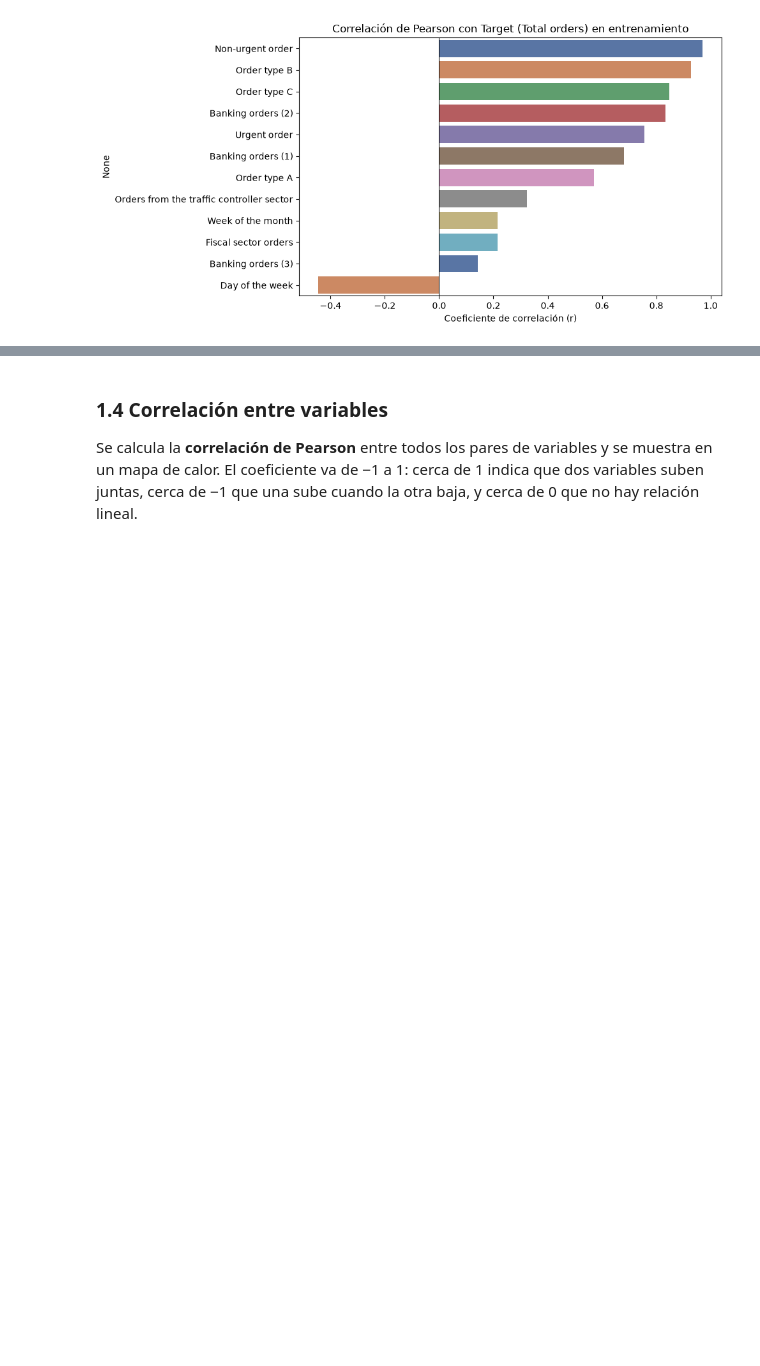
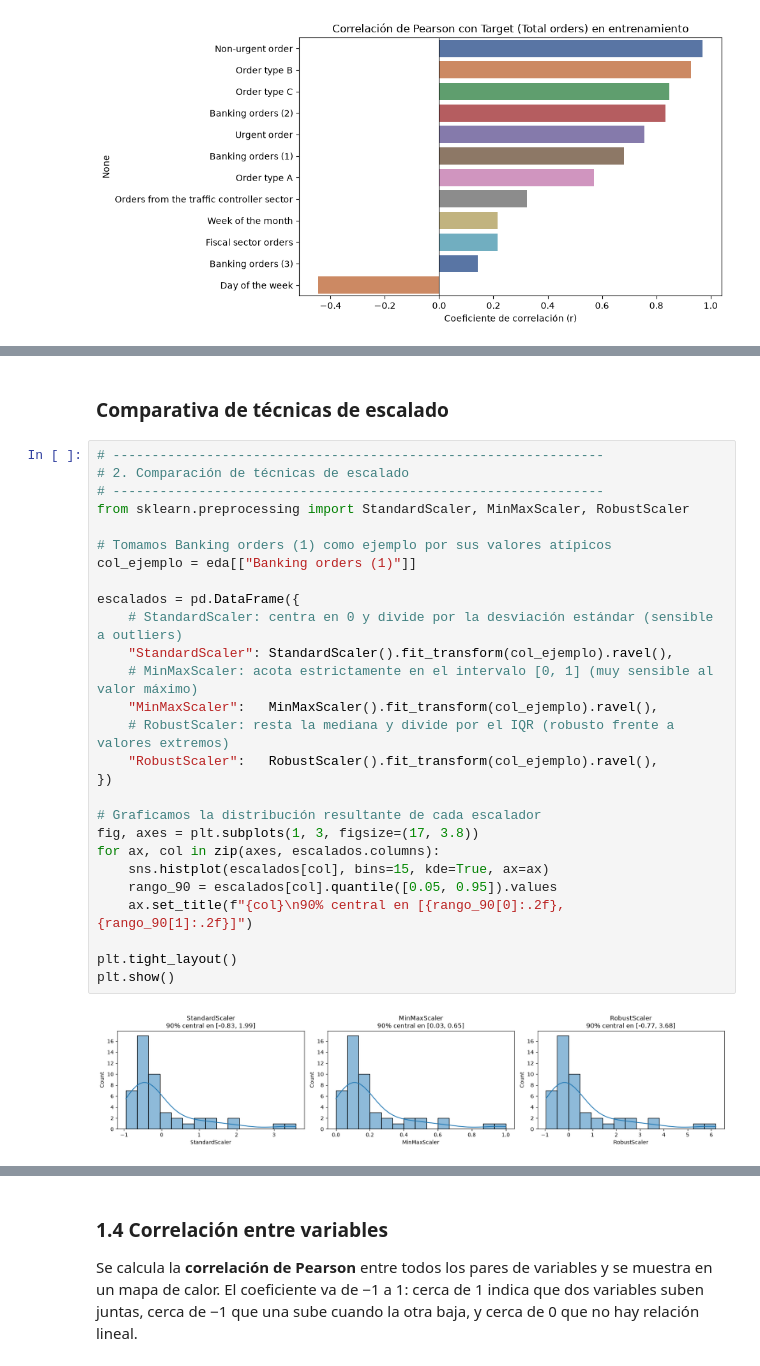
Before and after one commit to tdavidvergara/regresion-lineal-machine-learning, a Jupyter notebook: EDA_Regresion_Demanda.ipynb, the cells around one changed output, grey strips where cells are left out. Cells and saved outputs as stored; diff of their text form; blank space fills up the shorter version.

```diff
--- a/EDA_Regresion_Demanda.ipynb
+++ b/EDA_Regresion_Demanda.ipynb
@@ -589,0 +656,31 @@ Diferencia máxima |(Non-urgent + Urgent + Fiscal) - Target|: 5.68e-14
+# %% [markdown]
+### Comparativa de técnicas de escalado
+# %%
+# ---------------------------------------------------------------
+# 2. Comparación de técnicas de escalado
+# ---------------------------------------------------------------
+from sklearn.preprocessing import StandardScaler, MinMaxScaler, RobustScaler
+
+# Tomamos Banking orders (1) como ejemplo por sus valores atípicos
+col_ejemplo = eda[["Banking orders (1)"]]
+
+escalados = pd.DataFrame({
+    # StandardScaler: centra en 0 y divide por la desviación estándar (sensible a outliers)
+    "StandardScaler": StandardScaler().fit_transform(col_ejemplo).ravel(),
+    # MinMaxScaler: acota estrictamente en el intervalo [0, 1] (muy sensible al valor máximo)
+    "MinMaxScaler":   MinMaxScaler().fit_transform(col_ejemplo).ravel(),
+    # RobustScaler: resta la mediana y divide por el IQR (robusto frente a valores extremos)
+    "RobustScaler":   RobustScaler().fit_transform(col_ejemplo).ravel(),
+})
+
+# Graficamos la distribución resultante de cada escalador
+fig, axes = plt.subplots(1, 3, figsize=(17, 3.8))
+for ax, col in zip(axes, escalados.columns):
+    sns.histplot(escalados[col], bins=15, kde=True, ax=ax)
+    rango_90 = escalados[col].quantile([0.05, 0.95]).values
+    ax.set_title(f"{col}\n90% central en [{rango_90[0]:.2f}, {rango_90[1]:.2f}]")
+
+plt.tight_layout()
+plt.show()
+# %% [output]
+[figure, added]
```
Also changed, not shown: parts of 4 cells of this notebook.
